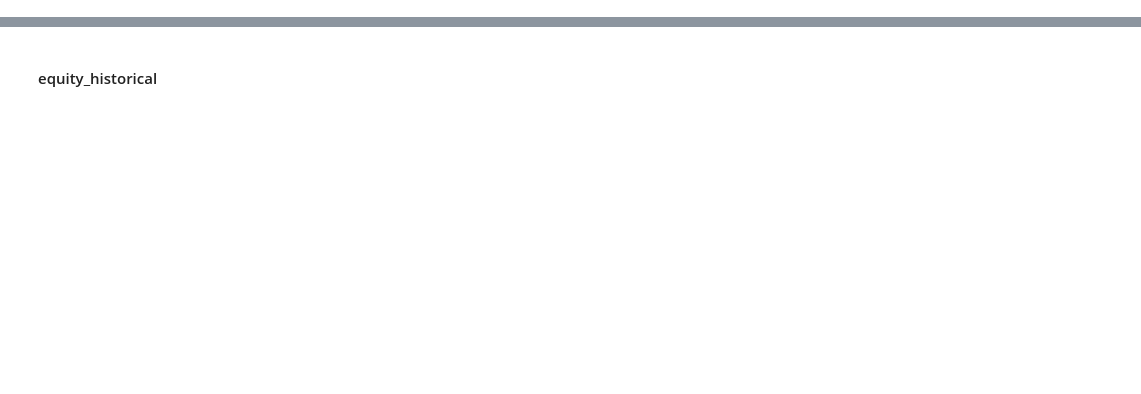
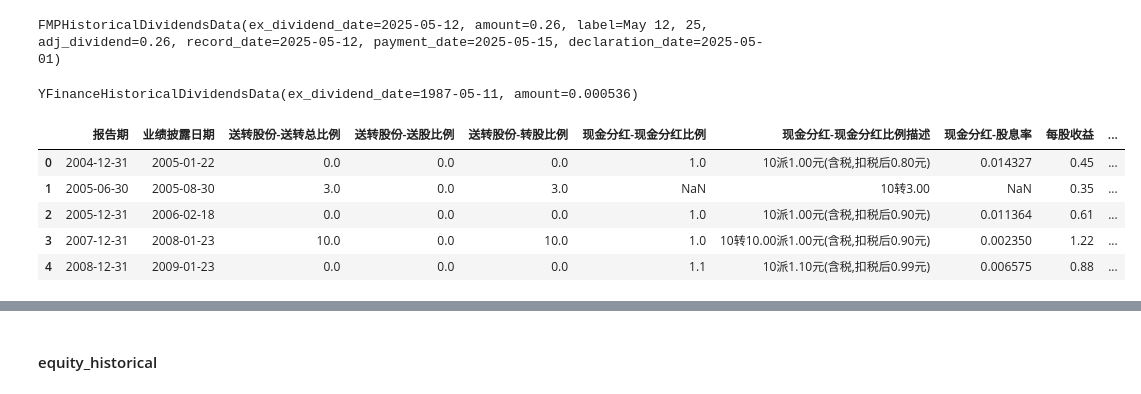
Before and after one commit to shugaoye/openbb_akshare, a Jupyter notebook: akshare_test.ipynb, the cells around one changed output, grey strips where cells are left out. Saved outputs shown, nothing was run; the diff lists cells and outputs as text; code cells hidden in the pictures; blank space fills up the shorter version.

Commit message:
Working on dividend

```diff
--- a/akshare_test.ipynb
+++ b/akshare_test.ipynb
@@ -0,0 +12,23 @@
+# %%
+from openbb import obb
+dividends = obb.equity.fundamental.dividends(symbol='AAPL', provider='fmp')
+dividends.results[0]
+# %% [output]
+FMPHistoricalDividendsData(ex_dividend_date=2025-05-12, amount=0.26, label=May 12, 25, adj_dividend=0.26, record_date=2025-05-12, payment_date=2025-05-15, declaration_date=2025-05-01)
+# %%
+yf_dividends = obb.equity.fundamental.dividends(symbol='AAPL', provider='yfinance')
+yf_dividends.results[0]
+# %% [output]
+YFinanceHistoricalDividendsData(ex_dividend_date=1987-05-11, amount=0.000536)
+# %%
+import akshare as ak
+
+stock_fhps_detail_em_df = ak.stock_fhps_detail_em(symbol="600325")
+stock_fhps_detail_em_df.head()
+# %% [output]
+|  | 报告期 | 业绩披露日期 | 送转股份-送转总比例 | 送转股份-送股比例 | 送转股份-转股比例 | 现金分红-现金分红比例 | 现金分红-现金分红比例描述 | 现金分红-股息率 | 每股收益 | ... |
+| 0 | 2004-12-31 | 2005-01-22 | 0.0 | 0.0 | 0.0 | 1.0 | 10派1.00元(含税,扣税后0.80元) | 0.014327 | 0.45 | ... |
+| 1 | 2005-06-30 | 2005-08-30 | 3.0 | 0.0 | 3.0 | NaN | 10转3.00 | NaN | 0.35 | ... |
+| 2 | 2005-12-31 | 2006-02-18 | 0.0 | 0.0 | 0.0 | 1.0 | 10派1.00元(含税,扣税后0.90元) | 0.011364 | 0.61 | ... |
+| 3 | 2007-12-31 | 2008-01-23 | 10.0 | 0.0 | 10.0 | 1.0 | 10转10.00派1.00元(含税,扣税后0.90元) | 0.002350 | 1.22 | ... |
+| 4 | 2008-12-31 | 2009-01-23 | 0.0 | 0.0 | 0.0 | 1.1 | 10派1.10元(含税,扣税后0.99元) | 0.006575 | 0.88 | ... |
```
Also changed, not shown: parts of 9 cells of this notebook, 1 other file.
